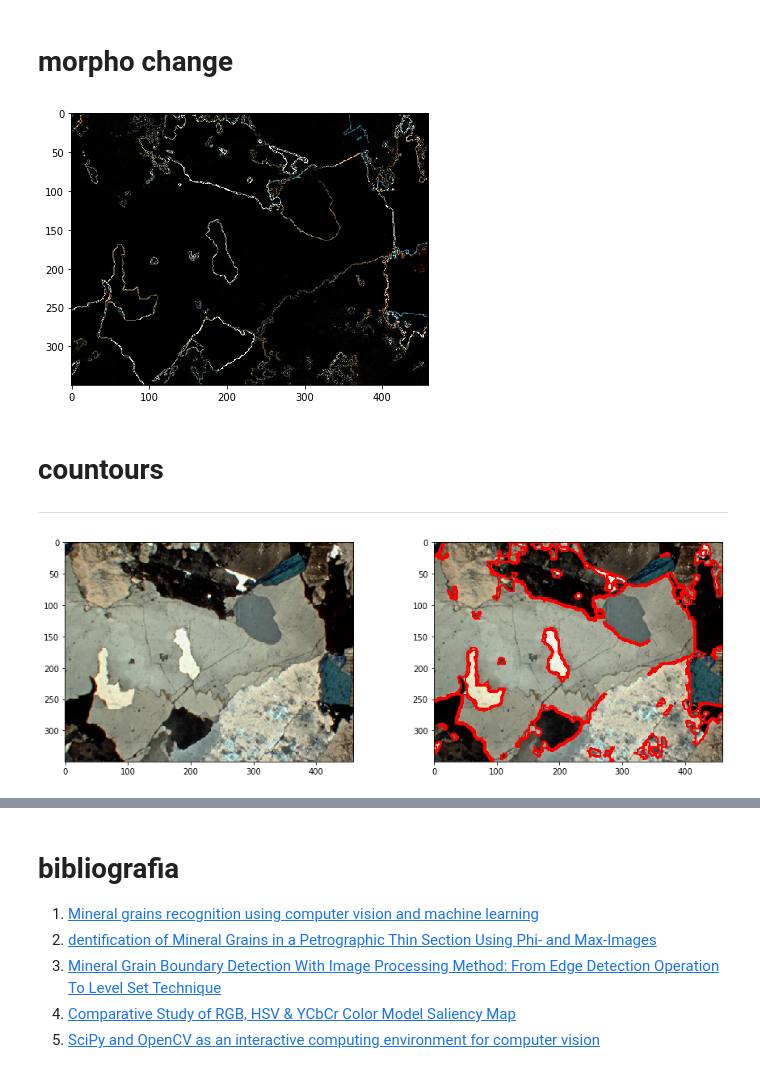
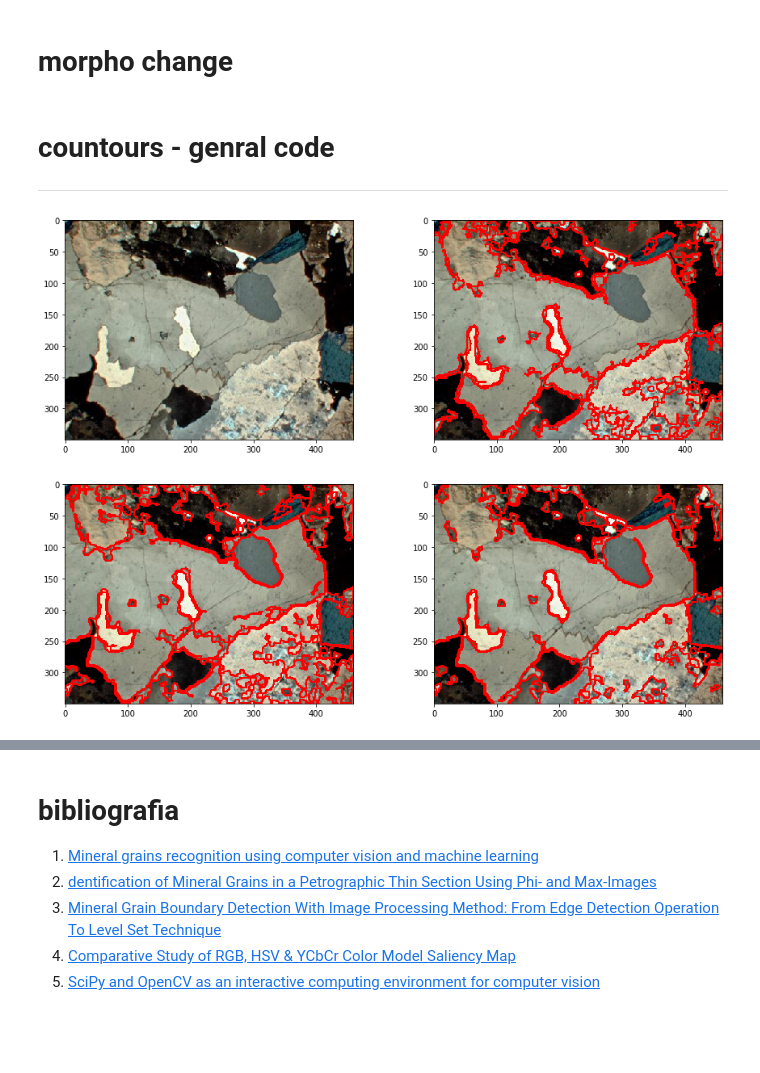
Before and after one commit to joaramirezra/Mineral-Border-Dectetion, a Jupyter notebook: proyecto_geoimagenes.ipynb, the cells around one changed output, grey strips where cells are left out. Cells and saved outputs as stored; diff of their text form; code cells hidden in the pictures; blank space fills up the shorter version.

```diff
--- a/proyecto_geoimagenes.ipynb
+++ b/proyecto_geoimagenes.ipynb
@@ -153,11 +182,8 @@ To make this bluring procces consider two process :
  - bilateral
  - mean shift filterring
 # %%
-gausian = cv2.GaussianBlur(img,(5,5),0)
-bilateral =cv2.bilateralFilter(img , 9, 75, 75, cv2.BORDER_DEFAULT);
-meanshift = cv2.pyrMeanShiftFiltering(img,sp=21,sr=50)
-
-print_images(img)
-print_images(gausian)
-print_images(bilateral)
-print_images(img,meanshift)
+def blurring(img,kernel_size,diameter,sigmaColor,sigmaSpace, spacialW,colorW):
+  gausian = cv2.GaussianBlur(img,(kernel_size,kernel_size),0)
+  bilateral =cv2.bilateralFilter(img , diameter , sigmaColor, sigmaSpace);
+  meanshift = cv2.pyrMeanShiftFiltering(img,sp=spacialW,sr=colorW)
+  return gausian,bilateral,meanshift
@@ -216,16 +206,40 @@ plot_hist(meanshift)
 # %% [markdown]
 # morpho change
-# %%
-gray_scr =   cv2.cvtColor( meanshift , cv2.COLOR_BGR2GRAY )
-laplacian = cv2.Laplacian(meanshift,ddepth = cv2.CV_64FC3, ksize=1 )
-laplacian = cv2.convertScaleAbs(laplacian)
-print_images(laplacian)
-# %% [output]
-[figure, removed]
 # %% [markdown]
-# countours
+# countours - genral code
+
 
 ---
+# %%
+blurred_images = blurring(img ,5,9,75,75,21,50)
+
+def countour_draw(img,initial_img):
+  kernel = cv2.getStructuringElement(cv2.MORPH_RECT, (5,5))
+  laplacian = cv2.Laplacian(img,ddepth = cv2.CV_32FC3, ksize=3 )
+  laplacian = cv2.convertScaleAbs(laplacian)
+
+  closing = cv2.cv2.morphologyEx(laplacian,cv2.MORPH_CLOSE, kernel)
+  ret, binary = cv2.threshold(closing,50,100,cv2.THRESH_BINARY)
+  original = initial_img.copy()
+
+  binary =   cv2.cvtColor( binary , cv2.COLOR_BGR2GRAY )
+  cnts = cv2.findContours(binary, cv2.RETR_TREE, cv2.CHAIN_APPROX_SIMPLE)
+  cnts = cnts[0] if len(cnts) == 2 else cnts[1]
+
+  for c in cnts:
+    area = cv2.contourArea(c)
+    if area > 50:
+      cv2.drawContours(original,[c], 0, (250,0,0), 2)
+
+  return original
+
+a,b,c = [countour_draw(blurred,img) for blurred in blurred_images]
+
+print_images(img,a)
+print_images(b,c)
+# %% [output]
+[figure, added]
+[figure, added]
 # %%
 kernel = cv2.getStructuringElement(cv2.MORPH_RECT, (5,5))
 
@@ -236,17 +250,24 @@ img_hsv,img_hsL,img_YBR,img_gray = img_color_channel_change(img)
 meanshift = cv2.pyrMeanShiftFiltering(img,sp=5,sr=70)
 gray_scr = cv2.cvtColor( meanshift , cv2.COLOR_BGR2GRAY )
 
-# print_images(img,meanshift,gray_scr)
+print_images(img,meanshift,gray_scr)
 
 laplacian = cv2.Laplacian(meanshift,ddepth = cv2.CV_32FC3, ksize=3 )
 laplacian = cv2.convertScaleAbs(laplacian)
 
 closing = cv2.cv2.morphologyEx(laplacian,cv2.MORPH_CLOSE, kernel)
 
-ret, binary = cv2.threshold(closing,50,180,cv2.THRESH_BINARY)
-# print_images(laplacian,closing, binary )
+closing2 = cv2.cvtColor(closing, cv2.COLOR_BGR2GRAY)
+
+ret, binary = cv2.threshold(closing,50,100,cv2.THRESH_BINARY)
+th2 = cv2.adaptiveThreshold(closing2,255,cv2.ADAPTIVE_THRESH_MEAN_C,cv2.THRESH_BINARY,11,2)
+th3 = cv2.adaptiveThreshold(closing2,255,cv2.ADAPTIVE_THRESH_GAUSSIAN_C,cv2.THRESH_BINARY,11,2)
+
+print_images(binary,th2,th3)
 
 original = img.copy()
+print_images(laplacian,closing, original )
+
 binary =   cv2.cvtColor( binary , cv2.COLOR_BGR2GRAY )
 cnts = cv2.findContours(binary, cv2.RETR_TREE, cv2.CHAIN_APPROX_SIMPLE)
 cnts = cnts[0] if len(cnts) == 2 else cnts[1]
@@ -257,5 +278,3 @@ for c in cnts:
     cv2.drawContours(original,[c], 0, (250,0,0), 2)
 
 print_images(img, original)
-# %% [output]
-[figure, removed]
```
Also changed, not shown: parts of 20 cells of this notebook.
